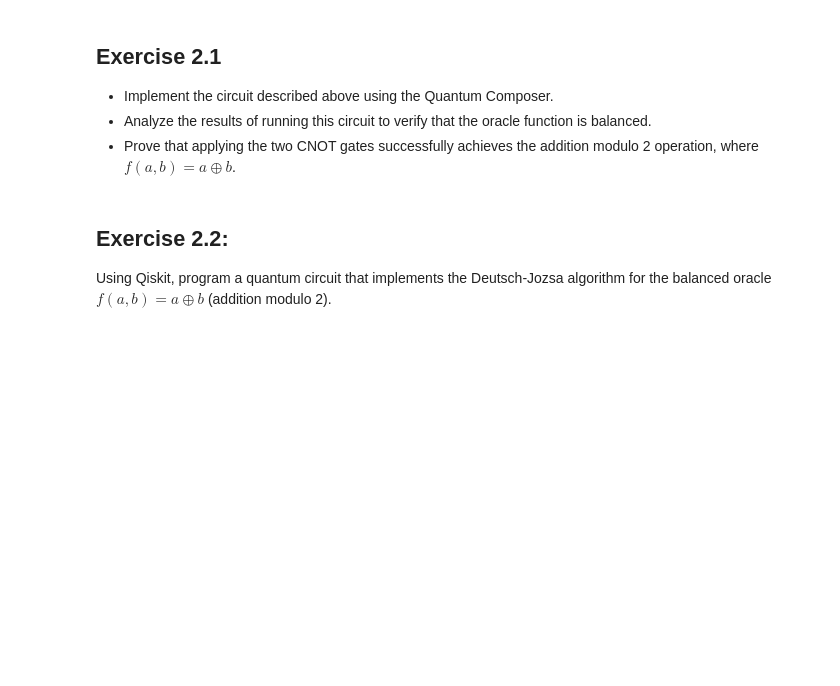
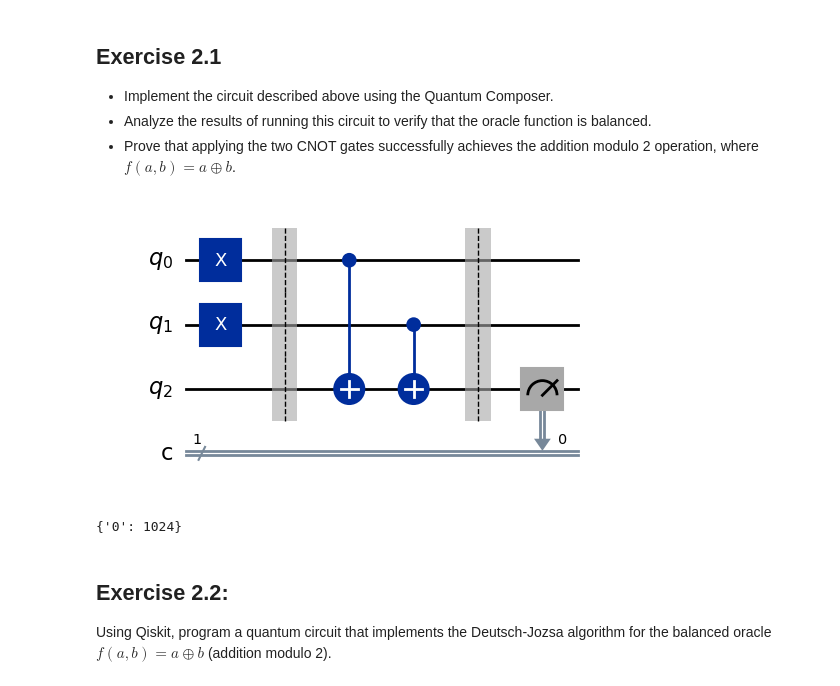
Before and after one commit to kacperpoluszejko/Quantum-Computing, a Jupyter notebook: Quantum_inf_lab_2/Module_02-Introduction_to_quantum_query_alghoritms_v2026.ipynb, the cells around one changed output. Drawn from its saved outputs; the diff is of its cells as text; code cells hidden in the pictures; blank space fills up the shorter version.

```diff
--- a/Quantum_inf_lab_2/Module_02-Introduction_to_quantum_query_alghoritms_v2026.ipynb
+++ b/Quantum_inf_lab_2/Module_02-Introduction_to_quantum_query_alghoritms_v2026.ipynb
@@ -186,6 +184,34 @@ This is the addition modulo 2 function, also known as the XOR function, where $f
 * Implement the circuit described above using the Quantum Composer.
 * Analyze the results of running this circuit to verify that the oracle function is balanced.
 * Prove that applying the two CNOT gates successfully achieves the addition modulo 2 operation, where $f(a,b)=a\oplus b$.
+# %%
+# DEUTSCH–JOZSA algorithm - EXERCISE 2
+
+qc = QuantumCircuit(3, 1)  # we have 3 qubits: x0, x1 (inputs) and one output qubit
+
+qc.x(0)  # manually set x0 = 1
+qc.x(1)  # manually set x1 = 1
+
+qc.barrier()
+qc.cx(0, 2)
+qc.cx(1, 2)
+qc.barrier()
+
+qc.measure(2, 0)
+
+display(qc.draw('mpl'))
+
+sim = Aer.get_backend('aer_simulator')
+qc_compiled = transpile(qc, sim)
+job = sim.run(qc_compiled, shots=1024)
+
+result = job.result()
+counts = result.get_counts()
+
+print(counts)
+# %% [output]
+[figure, added]
+{'0': 1024}
 # %% [markdown]
 ## Exercise 2.2:
 Using Qiskit, program a quantum circuit that implements the Deutsch-Jozsa algorithm for the balanced oracle $f(a,b)=a\oplus b$ (addition modulo 2).
```
Also changed, not shown: parts of 7 cells of this notebook, 1 other file.
